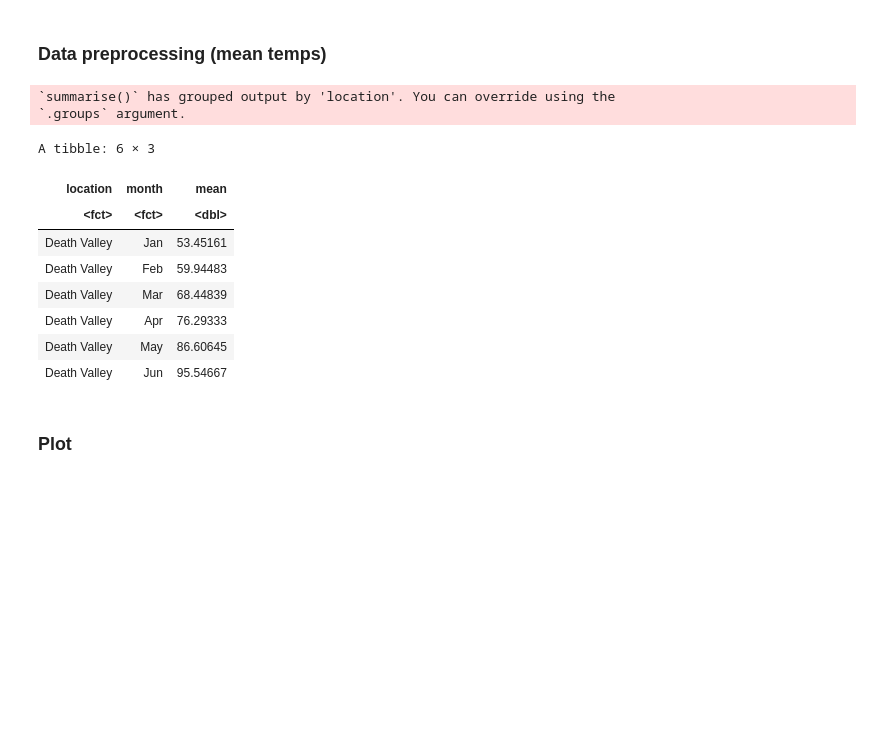
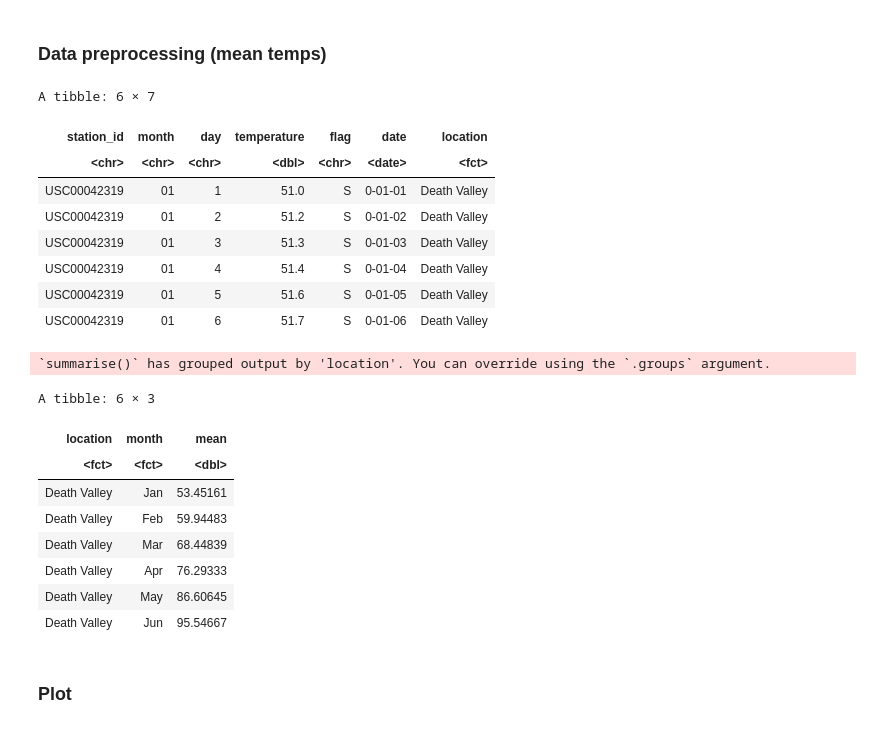
Before and after one commit to Venustiano/DataVis2, a Jupyter notebook: material/scripts/FDV/Fig2_4_temperature_heatmap.ipynb, the cells around one changed output. Saved outputs shown, nothing was run; the diff lists cells and outputs as text; code cells hidden in the pictures; blank space fills up the shorter version.

```diff
--- a/material/scripts/FDV/Fig2_4_temperature_heatmap.ipynb
+++ b/material/scripts/FDV/Fig2_4_temperature_heatmap.ipynb
@@ -24,6 +25,38 @@ The following objects are masked from ‘package:base’:
     date, intersect, setdiff, union
 # %% [markdown]
 ### Data preprocessing (mean temps)
+# %%
+temps_long <- filter(ncdc_normals,
+                station_id %in% c(
+                  "USW00014819", # Chicago, IL 60638
+                  #"USC00516128", # Honolulu, HI 96813
+                  #"USW00027502", # Barrow, AK 99723, coldest point in the US
+                  "USC00042319", # Death Valley, CA 92328 hottest point in the US
+                  "USW00093107", # San Diego, CA 92145
+                  #"USC00427606"  # Salt Lake City, UT 84103
+                  "USW00012918" # Houston, TX 77061
+                )) %>%
+  mutate(location = fct_recode(factor(station_id),
+                               "Chicago" = "USW00014819",
+                               #"Honolulu, HI" = "USC00516128",
+                               #"Barrow, AK" = "USW00027502",
+                               "Death Valley" = "USC00042319",
+                               "San Diego" = "USW00093107",
+                               #"Salt Lake City, UT" = "USC00427606",
+                               "Houston" = "USW00012918")) %>%
+  mutate(location = factor(location, levels = c("Death Valley", "Houston", "San Diego", "Chicago")))
+
+head(temps_long)
+# %% [output]
+A tibble: 6 × 7
+| station_id | month | day | temperature | flag | date | location |
+| <chr> | <chr> | <chr> | <dbl> | <chr> | <date> | <fct> |
+| USC00042319 | 01 | 1 | 51.0 | S | 0-01-01 | Death Valley |
+| USC00042319 | 01 | 2 | 51.2 | S | 0-01-02 | Death Valley |
+| USC00042319 | 01 | 3 | 51.3 | S | 0-01-03 | Death Valley |
+| USC00042319 | 01 | 4 | 51.4 | S | 0-01-04 | Death Valley |
+| USC00042319 | 01 | 5 | 51.6 | S | 0-01-05 | Death Valley |
+| USC00042319 | 01 | 6 | 51.7 | S | 0-01-06 | Death Valley |
 # %%
 month_names <- c("01" = "Jan", "02" = "Feb", "03" = "Mar", "04" = "Apr", "05" = "May", "06" = "Jun",
                    "07" = "Jul", "08" = "Aug", "09" = "Sep", "10" = "Oct", "11" = "Nov", "12" = "Dec")
@@ -38,8 +71,7 @@ mean_temps <- temps_long %>%
 
 head(mean_temps)
 # %% [output]
-`summarise()` has grouped output by 'location'. You can override using the
-`.groups` argument.
+`summarise()` has grouped output by 'location'. You can override using the `.groups` argument.
 A tibble: 6 × 3
 | location | month | mean |
 | <fct> | <fct> | <dbl> |
```
Also changed, not shown: parts of 3 cells of this notebook.
